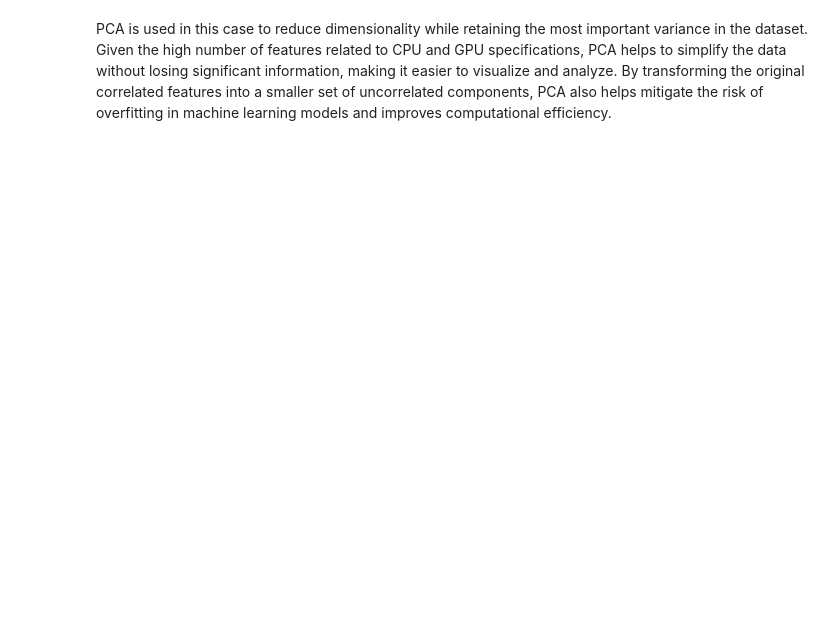
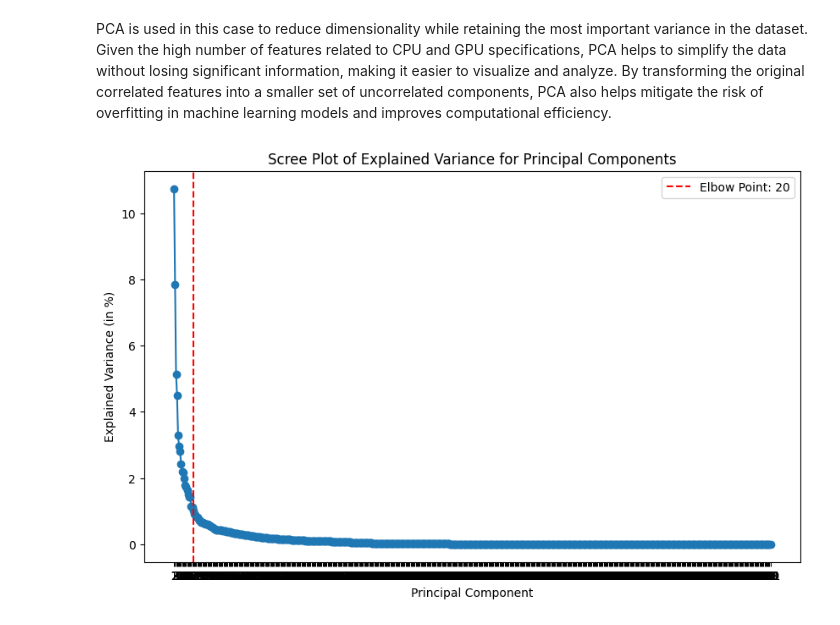
Before and after one commit to AndrePilcoChiuyare/fps-game-prediction, a Jupyter notebook: notebooks/3-dimensionality-reduction.ipynb, the cells around one changed output. Saved outputs shown, nothing was run; the diff lists cells and outputs as text; code cells hidden in the pictures; blank space fills up the shorter version.

```diff
--- a/notebooks/3-dimensionality-reduction.ipynb
+++ b/notebooks/3-dimensionality-reduction.ipynb
@@ -48,0 +68,4 @@ df[df.isnull().any(axis=1)]
+# %%
+# Separating the features in nominal and ordinal categories
+nominal = ['CpuName', 'GpuName', 'GpuArchitecture', 'GpuBus nterface', 'GameName']
+ordinal = ['GpuDirectX', 'GpuMemoryType', 'GpuOpenCL', 'GpuOpenGL', 'GpuShaderModel', 'GpuVulkan', 'GameSetting']
@@ -48,0 +136,4 @@ df[df.isnull().any(axis=1)]
+# %%
+# One-hot encoding the nominal columns and ordinal encoding the ordinal columns
+onehotenc = OneHotEncoder(cols = nominal)
+ordinalenc = OrdinalEncoder(cols = ordinal, mapping = mappings)
@@ -49,3 +179,22 @@ df[df.isnull().any(axis=1)]
 # %% [markdown]
 PCA is used in this case to reduce dimensionality while retaining the most important variance in the dataset. Given the high number of features related to CPU and GPU specifications, PCA helps to simplify the data without losing significant information, making it easier to visualize and analyze. By transforming the original correlated features into a smaller set of uncorrelated components, PCA also helps mitigate the risk of overfitting in machine learning models and improves computational efficiency.
+# %%
+pca = PCA()
+pca_results = pca.fit_transform(data)
+explained_variance = pca.explained_variance_ratio_
+
+cumulative_variance = np.cumsum(explained_variance)
+elbow_point = np.argmax(np.diff(cumulative_variance) < 0.01) + 1
+
+plt.figure(figsize=(10, 6))
+plt.plot(range(1, len(explained_variance) + 1), explained_variance * 100, marker='o')
+plt.axvline(x=elbow_point, color='r', linestyle='--', label=f'Elbow Point: {elbow_point}')
+plt.title('Scree Plot of Explained Variance for Principal Components')
+plt.xlabel('Principal Component')
+plt.ylabel('Explained Variance (in %)')
+plt.xticks(range(1, len(explained_variance) + 1))
+plt.legend()
+plt.show()
+# %% [output]
+[figure, added]
 # %%
```
Also changed, not shown: parts of 15 cells of this notebook, 1 other file.
